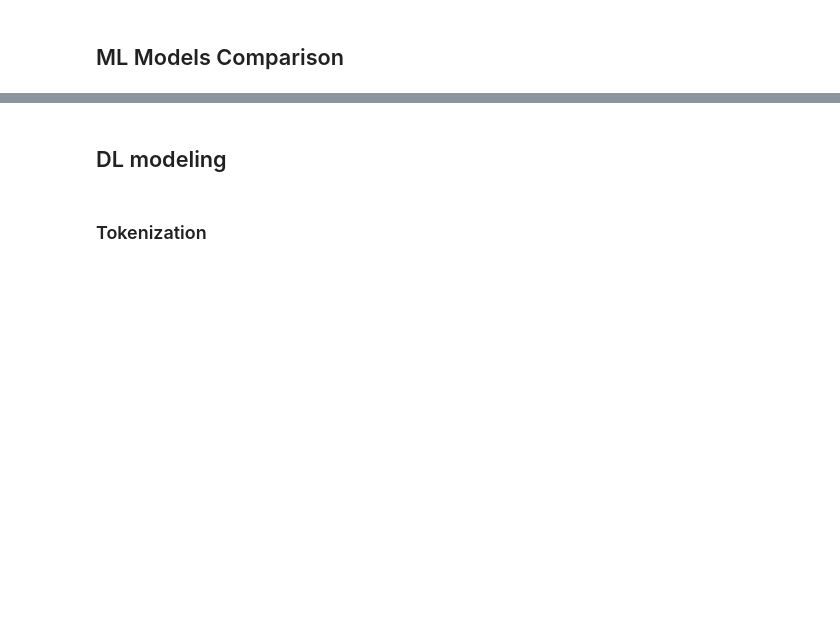
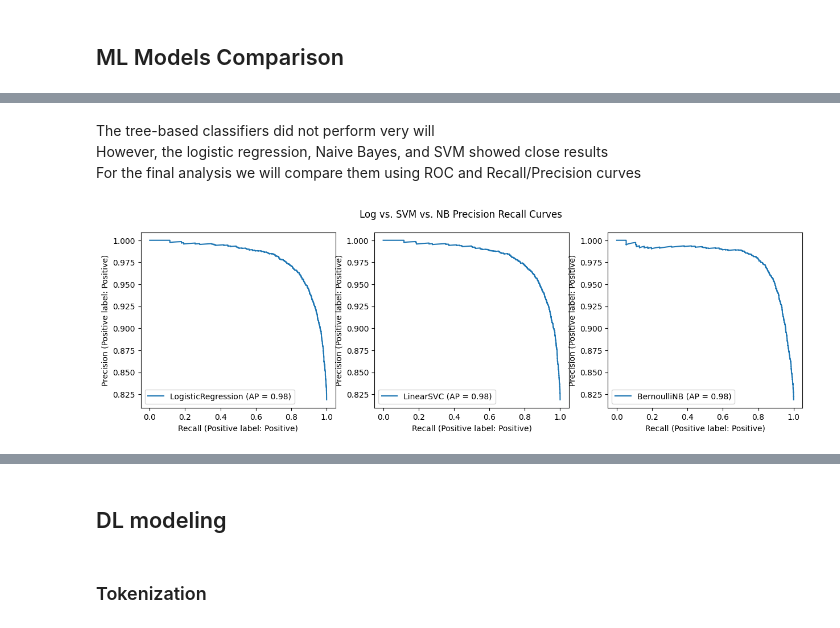
Before and after one commit to 0xArwa/NLP-sentiment-analysis, a Jupyter notebook: Sentiment_Analysis_NLP.ipynb, the cells around one changed output, grey strips where cells are left out. Saved outputs shown, nothing was run; the diff lists cells and outputs as text; code cells hidden in the pictures; blank space fills up the shorter version.

```diff
--- a/Sentiment_Analysis_NLP.ipynb
+++ b/Sentiment_Analysis_NLP.ipynb
@@ -1619,0 +1698,15 @@ Ada_tfidf_scores_tuned
+# %% [markdown]
+The tree-based classifiers did not perform very will <br>
+However, the logistic regression, Naive Bayes, and SVM showed close results <br>
+For the final analysis we will compare them using ROC and Recall/Precision curves
+# %%
+fig, axs = plt.subplots(1, 3, figsize=(15, 4))
+
+PrecisionRecallDisplay.from_estimator(log, X_test_tf_idf, y_test, ax=axs[0])
+PrecisionRecallDisplay.from_estimator(svm, X_test_tf_idf, y_test, ax=axs[1])
+PrecisionRecallDisplay.from_estimator(nb, X_test_tf_idf, y_test, ax=axs[2])
+
+plt.suptitle('Log vs. SVM vs. NB Precision Recall Curves')
+plt.show()
+# %% [output]
+[figure, added]
```
Also changed, not shown: parts of 21 cells of this notebook.
